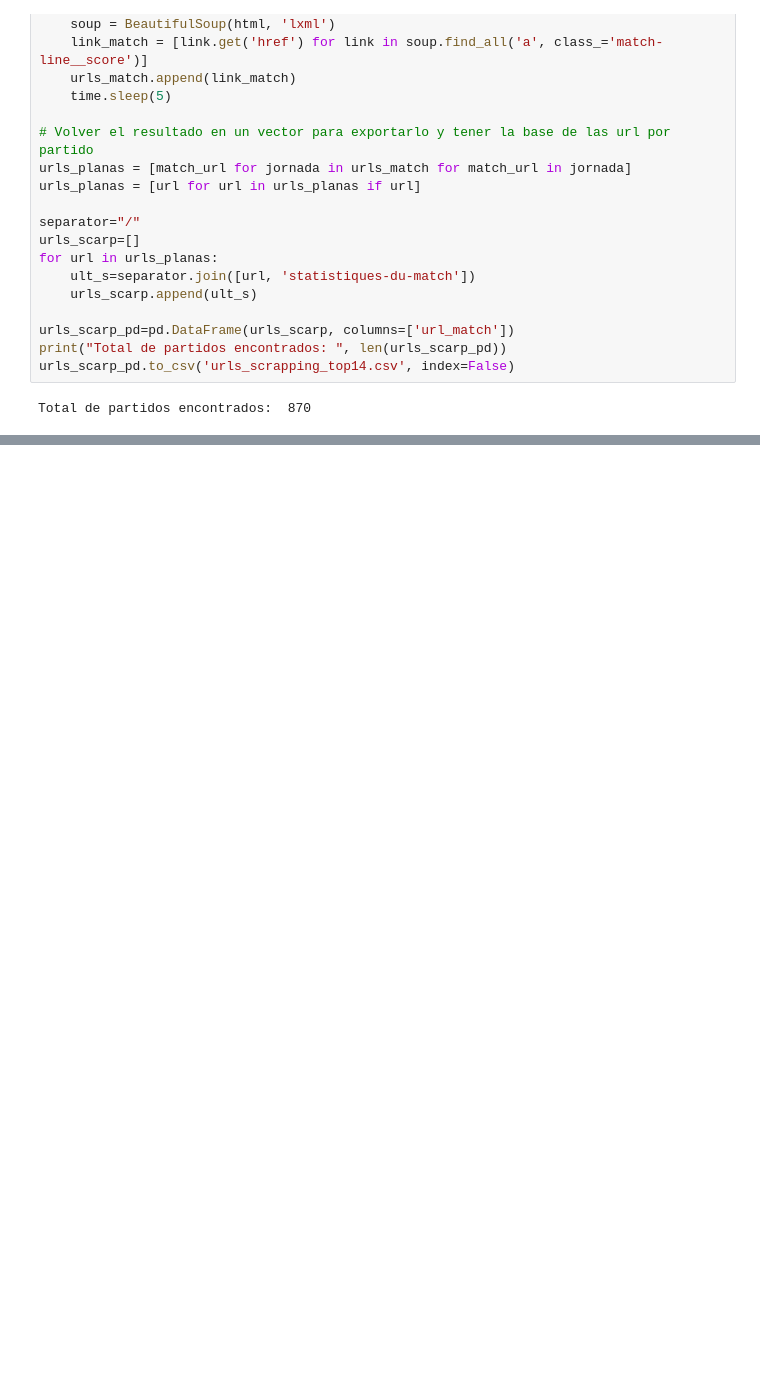
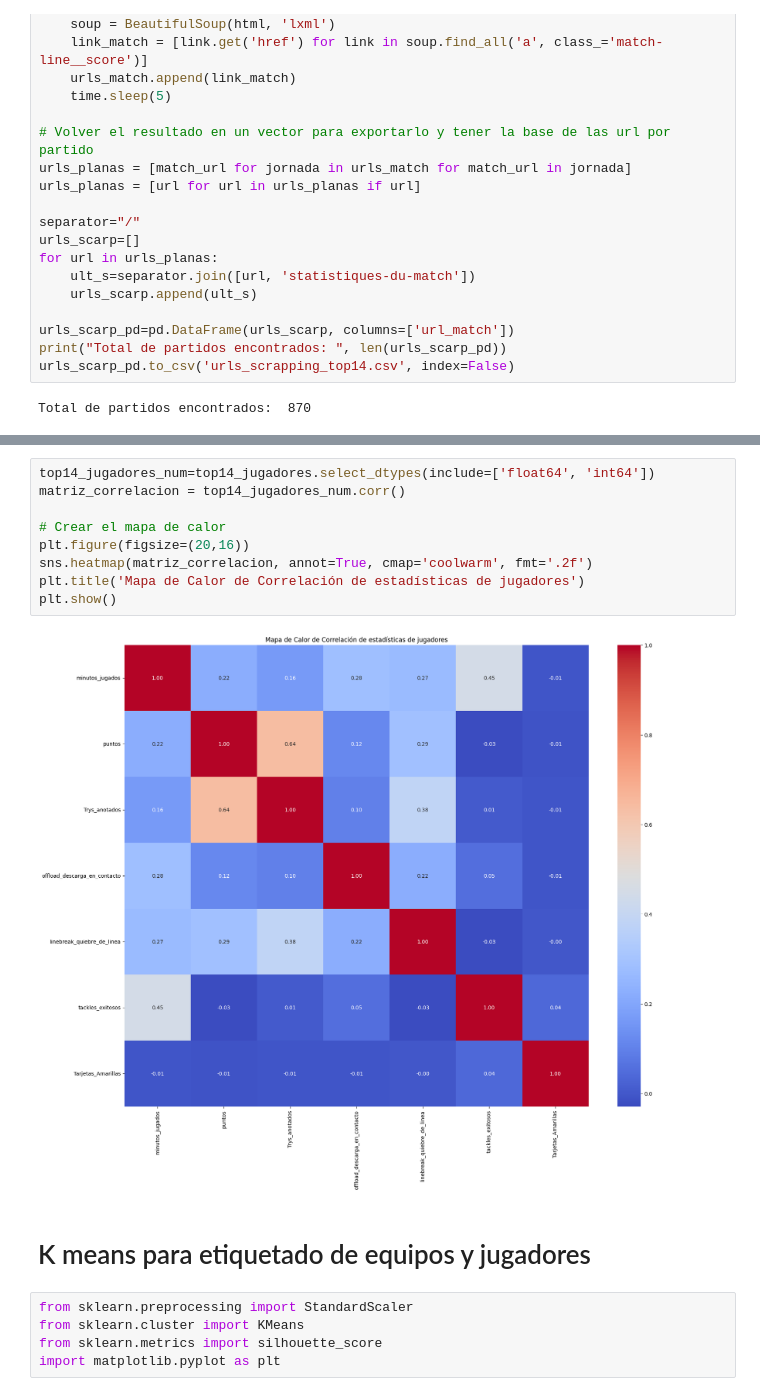
Before and after one commit to hubcborja/Proyecto_DataMining_NN, a Jupyter notebook: Proyecto_Mineria_Redes_Neuronales_HuberBorja.ipynb, the cells around one changed output, grey strips where cells are left out. Cells and saved outputs as stored; diff of their text form; blank space fills up the shorter version.

```diff
--- a/Proyecto_Mineria_Redes_Neuronales_HuberBorja.ipynb
+++ b/Proyecto_Mineria_Redes_Neuronales_HuberBorja.ipynb
@@ -341,0 +589,18 @@ Iniciando extracción de jugadores en: https://top14.lnr.fr/feuille-de-match/202
+# %%
+top14_jugadores_num=top14_jugadores.select_dtypes(include=['float64', 'int64'])
+matriz_correlacion = top14_jugadores_num.corr()
+
+# Crear el mapa de calor
+plt.figure(figsize=(20,16))
+sns.heatmap(matriz_correlacion, annot=True, cmap='coolwarm', fmt='.2f')
+plt.title('Mapa de Calor de Correlación de estadísticas de jugadores')
+plt.show()
+# %% [output]
+[figure, added]
+# %% [markdown]
+# K means para etiquetado de equipos y jugadores
+# %%
+from sklearn.preprocessing import StandardScaler
+from sklearn.cluster import KMeans
+from sklearn.metrics import silhouette_score
+import matplotlib.pyplot as plt
```
Also changed, not shown: parts of 29 cells of this notebook.
